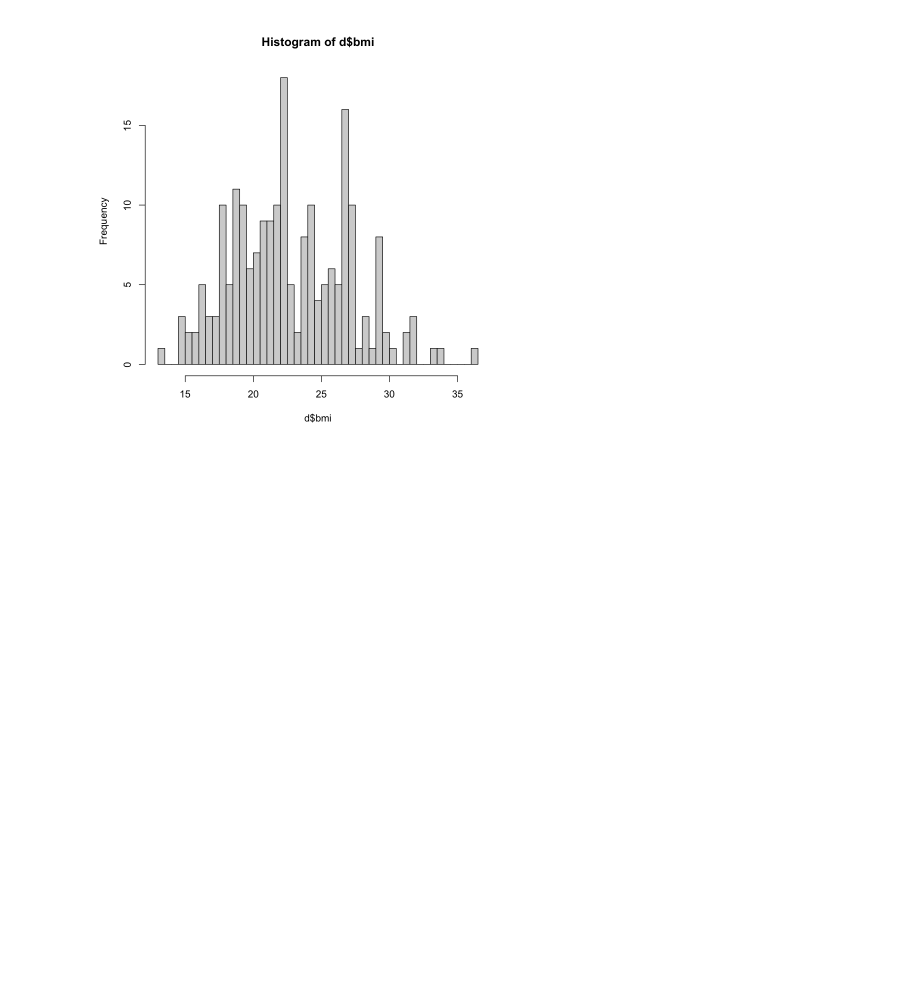
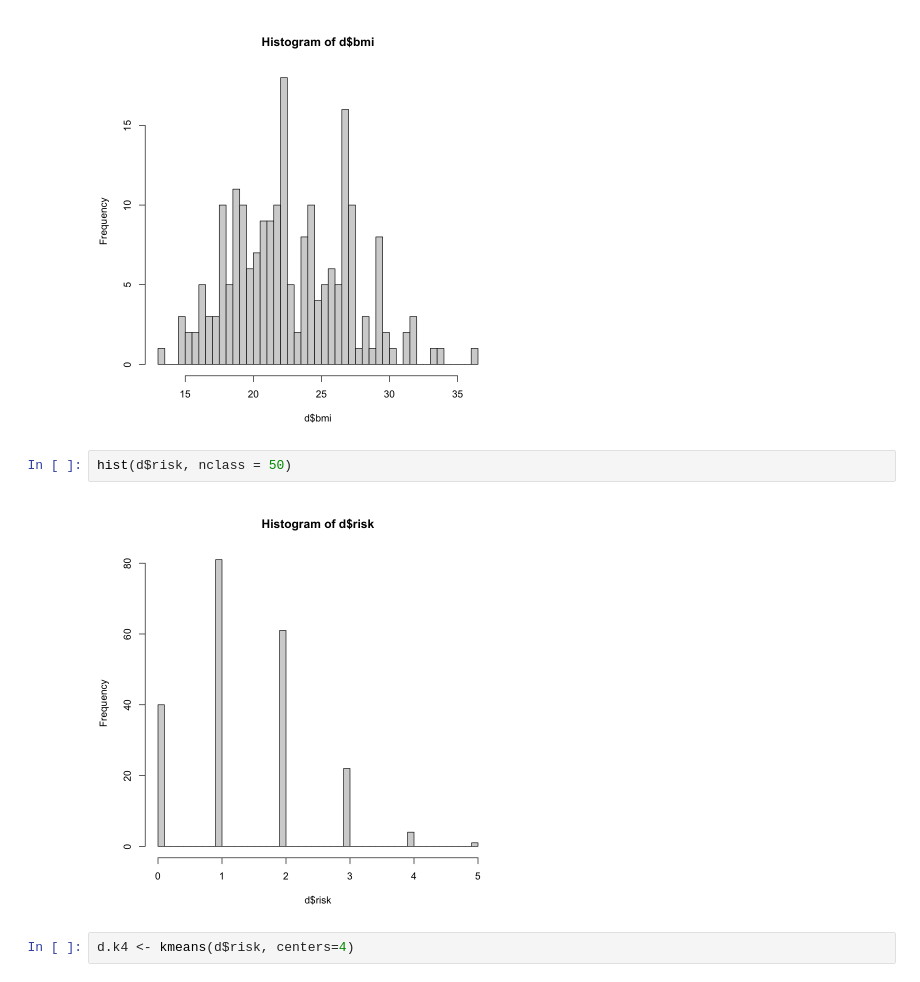
Before and after one commit to JulieLasry/Statistiques_article, a Jupyter notebook: Stats_article.ipynb, the cells around one changed output. Cells and saved outputs as stored; diff of their text form; blank space fills up the shorter version.

```diff
--- a/Stats_article.ipynb
+++ b/Stats_article.ipynb
@@ -23,3 +24,9 @@ hist(d$aneurysm, nclass=50)
 hist(d$bmi, nclass=50)
 # %% [output]
 [figure]
+# %%
+hist(d$risk, nclass = 50)
+# %% [output]
+[figure, added]
+# %%
+d.k4 <- kmeans(d$risk, centers=4)
```
Also changed, not shown: parts of 20 cells of this notebook, 1 other file.
